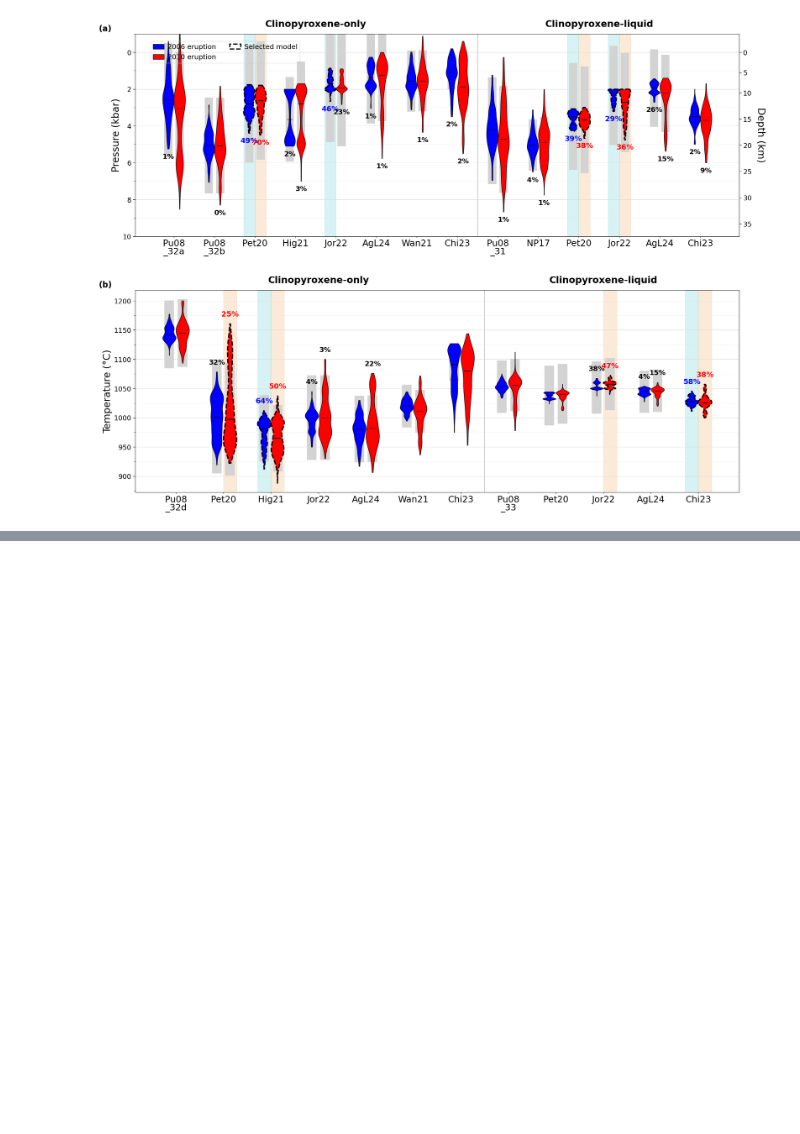
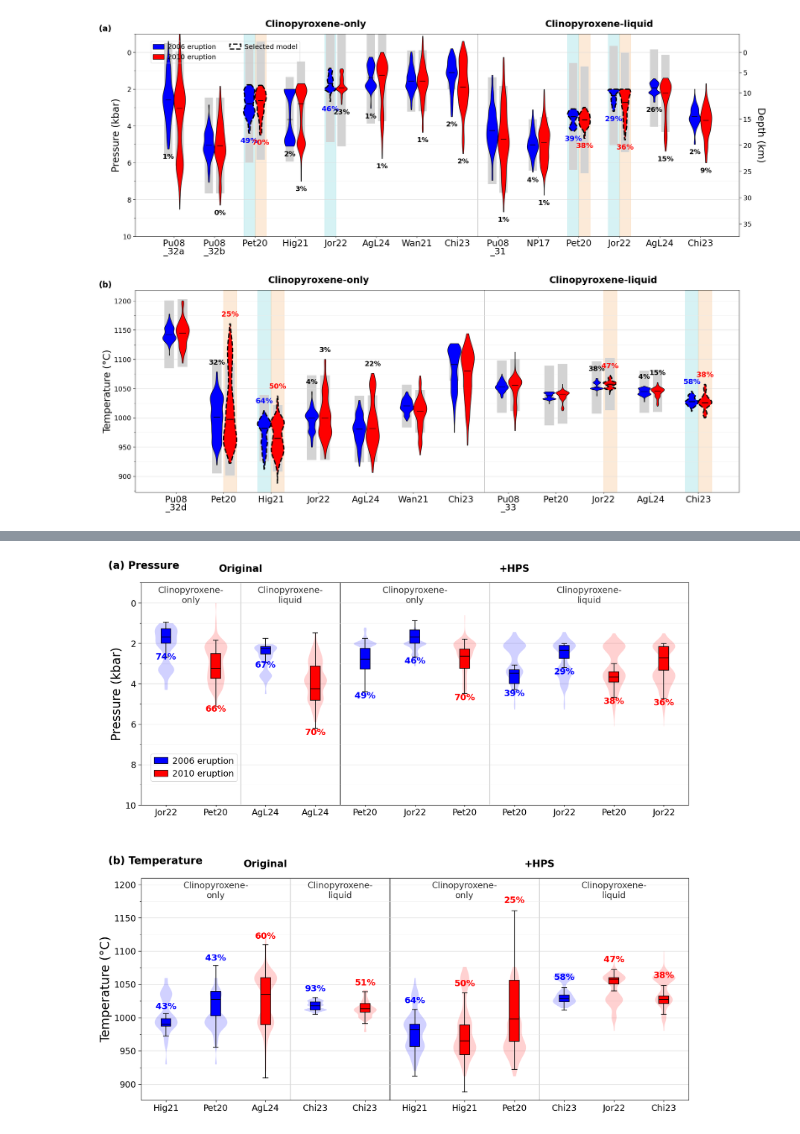
Before and after one commit to Abyss2019/AIMS4PT, a Jupyter notebook: paper/notebooks/S03_merapi_more_mafic_liq.ipynb, the cells around one changed output, grey strips where cells are left out. Cells and saved outputs as stored; diff of their text form; code cells hidden in the pictures; blank space fills up the shorter version.

```diff
--- a/paper/notebooks/S03_merapi_more_mafic_liq.ipynb
+++ b/paper/notebooks/S03_merapi_more_mafic_liq.ipynb
@@ -989,0 +995,58 @@ plt.show()
+# %%
+import pickle as pkl
+
+from paper.scripts.merapi_helpers import (
+    ThermobarometryWorkflowBundle,
+    plot_ranked_thermobarometry_original_vs_hps_comparison,
+)
+
+ORIGINAL_TIMESTAMP = "20260530_1500"
+HPS_TIMESTAMP = "0260604_1550"
+
+
+def _load_merapi_workflow(year, kind, phase_type, timestamp):
+    # Load local workflow caches without modifying them.
+    cache_path = CACHE_DIR / f"marapi_{year}_{kind}_workflow_{phase_type}_{kind}_{timestamp}.pkl"
+    with open(cache_path, "rb") as file_obj:
+        return pkl.load(file_obj)
+
+
+def _load_merapi_workflow_bundle(phase_type, timestamp):
+    return ThermobarometryWorkflowBundle(
+        pressure_2006=_load_merapi_workflow("2006", "P", phase_type, timestamp),
+        pressure_2010=_load_merapi_workflow("2010", "P", phase_type, timestamp),
+        temperature_2006=_load_merapi_workflow("2006", "T", phase_type, timestamp),
+        temperature_2010=_load_merapi_workflow("2010", "T", phase_type, timestamp),
+    )
+
+
+original_cpx_only = _load_merapi_workflow_bundle("cpx_only", ORIGINAL_TIMESTAMP)
+original_cpx_liq = _load_merapi_workflow_bundle("cpx_liq", ORIGINAL_TIMESTAMP)
+hps_cpx_only = _load_merapi_workflow_bundle("cpx_only", HPS_TIMESTAMP)
+hps_cpx_liq = _load_merapi_workflow_bundle("cpx_liq", HPS_TIMESTAMP)
+
+fig_original_vs_hps, axes_original_vs_hps = plot_ranked_thermobarometry_original_vs_hps_comparison(
+    original_cpx_only,
+    original_cpx_liq,
+    hps_cpx_only,
+    hps_cpx_liq,
+    pressure_columns={"cpx_only": P_cols_only, "cpx_liq": P_cols_liq},
+    temperature_columns={"cpx_only": T_cols_only, "cpx_liq": T_cols_liq},
+    pressure_model_pool=P_model_pool,
+    temperature_model_pool=T_model_pool,
+    pressure_ylim=(-1, 10),
+    figsize=(16.0, 15.0),
+    use_model_abbreviations=True,
+    panel_labels=("(a) Pressure", "(b) Temperature"),
+)
+
+save_figure_pdf_png(
+    fig_original_vs_hps,
+    IMAGES_DIR,
+    "fig_s16_Merapi_original_vs_HPS_P_T_this_study",
+    dpi=600,
+    bbox_inches="tight",
+)
+fig_original_vs_hps
+# %% [output]
+[figure, added]
```
Also changed, not shown: parts of 4 cells of this notebook, 7 other files.
